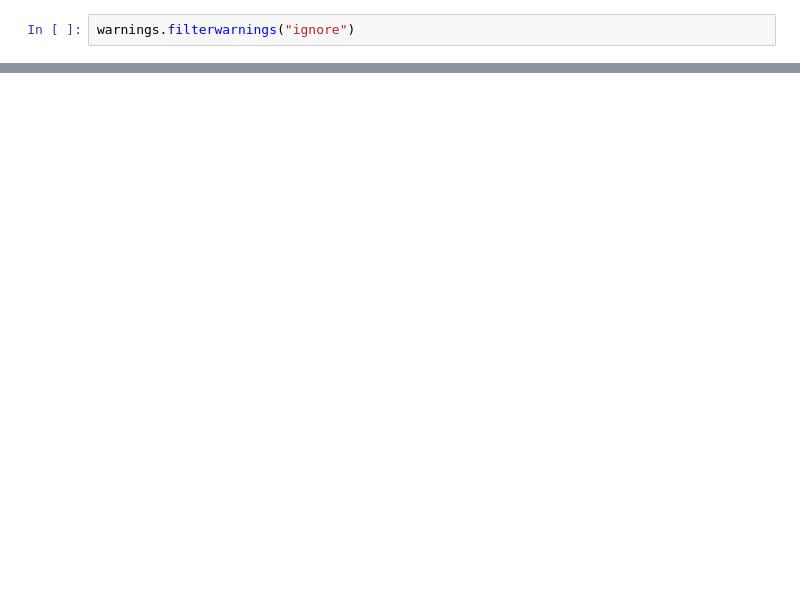
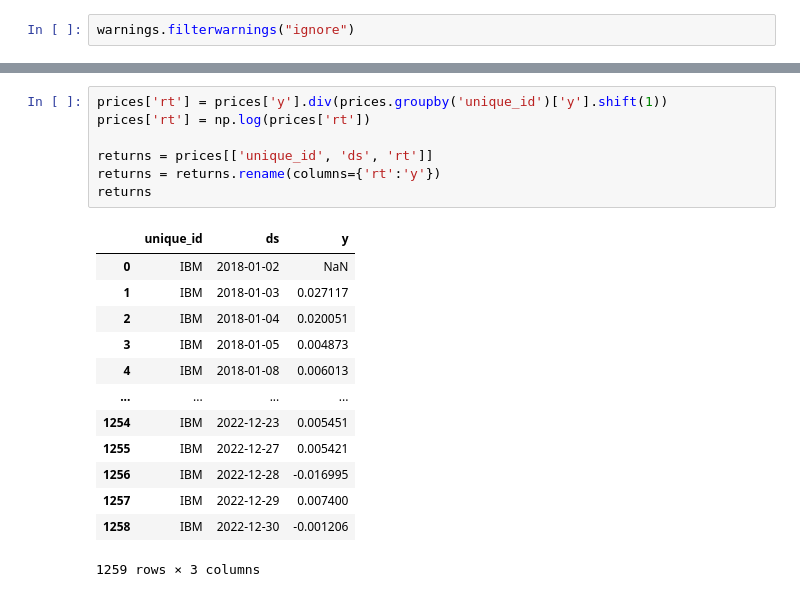
Before and after one commit to marcosherediapimienta/GenerativeAI_TimeSeries, a Jupyter notebook: Test_2.ipynb, the cells around one changed output, grey strips where cells are left out. Saved outputs shown, nothing was run; the diff lists cells and outputs as text; blank space fills up the shorter version.

```diff
--- a/Test_2.ipynb
+++ b/Test_2.ipynb
@@ -42,0 +52,21 @@ Y_test_df = df_selected[df_selected.ds > '2024-05-01']
+# %%
+prices['rt'] = prices['y'].div(prices.groupby('unique_id')['y'].shift(1))
+prices['rt'] = np.log(prices['rt'])
+
+returns = prices[['unique_id', 'ds', 'rt']]
+returns = returns.rename(columns={'rt':'y'})
+returns
+# %% [output]
+|  | unique_id | ds | y |
+| 0 | IBM | 2018-01-02 | NaN |
+| 1 | IBM | 2018-01-03 | 0.027117 |
+| 2 | IBM | 2018-01-04 | 0.020051 |
+| 3 | IBM | 2018-01-05 | 0.004873 |
+| 4 | IBM | 2018-01-08 | 0.006013 |
+| ... | ... | ... | ... |
+| 1254 | IBM | 2022-12-23 | 0.005451 |
+| 1255 | IBM | 2022-12-27 | 0.005421 |
+| 1256 | IBM | 2022-12-28 | -0.016995 |
+| 1257 | IBM | 2022-12-29 | 0.007400 |
+| 1258 | IBM | 2022-12-30 | -0.001206 |
+1259 rows × 3 columns
```
Also changed, not shown: parts of 17 cells of this notebook, 1 other file.
